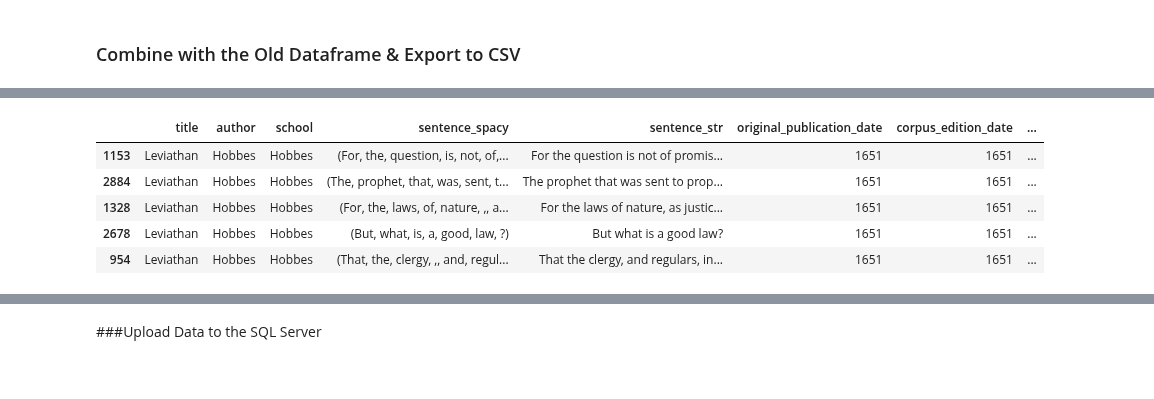
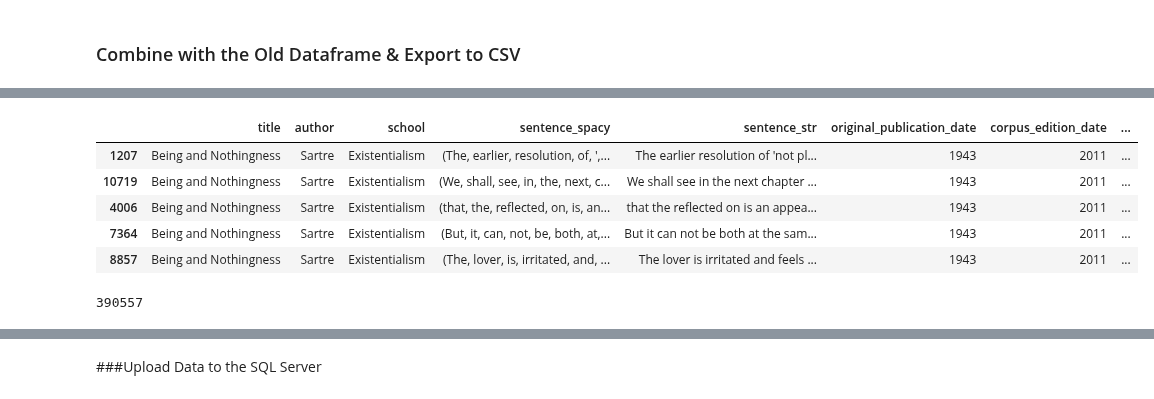
Before and after one commit to kcalizadeh/PDP_data_processing, a Jupyter notebook: new_text_introduction_notebook.ipynb, the cells around one changed output, grey strips where cells are left out. Drawn from its saved outputs; the diff is of its cells as text; code cells hidden in the pictures.

Commit message:
added sartre

```diff
--- a/new_text_introduction_notebook.ipynb
+++ b/new_text_introduction_notebook.ipynb
@@ -57,6 +61,7 @@ def baseline_clean(to_correct,
 
   # replace some accented characters for ease of searching
   result = re.sub(r'é', 'e', result)
+  result = re.sub(r'è', 'e', result)
 
   # remove or standardize some recurring common and meaninless words/phrases
   result = re.sub(r'\s*This\s*page\s*intentionally\s*left\s*blank\s*', ' ', result)
@@ -138,16 +143,16 @@ def baseline_clean(to_correct,
 # note extras like bracketed footnotes or specific words to remove
 # %%
 # build a dictionary for the book
-hobbes_leviathan_dict = {
-    'author': 'Hobbes',
-    'title': 'Leviathan',
-    'text': hobbes_leviathan,
-    'school': 'Hobbes',
+sartre_being_dict = {
+    'author': 'Sartre',
+    'title': 'Being and Nothingness',
+    'text': sartre_being,
+    'school': 'Existentialism',
     'words to remove': [],
     'remove capitals': True,
     'bracketed fn': False,
-    'original date': 1651,
-    'corpus date': 1651
+    'original date': 1943,
+    'corpus date': 2011
 }
 # %%
 #@title Oddities Dictionary for Cleaning
@@ -320,7 +325,7 @@ def from_raw_to_df(text_dict):
   return text_df
 # %%
 # use the function
-f_t_df = from_raw_to_df(hobbes_leviathan_dict)
+f_t_df = from_raw_to_df(sartre_being_dict)
 df = f_t_df
 # %%
 # checking the result
@@ -407,3 +428,5 @@ len((df[df['sentence_str'].str.contains('\sder\s')]))
+# %%
+df = df.drop(df[df['sentence_str'].str.contains('\sder\s')].index)
 # %%
 # checking for 'il', a common article in French
 len(df[df['sentence_str'].str.contains('\sil\s')])
@@ -541,13 +564,17 @@ Epictetus          0.000857
 Name: author, dtype: float64
 # %%
-new_df[new_df['author']=='Hobbes'].sample(5)
+new_df[new_df['author']=='Sartre'].sample(5)
 # %% [output]
 |  | title | author | school | sentence_spacy | sentence_str | original_publication_date | corpus_edition_date | ... |
-| 1153 | Leviathan | Hobbes | Hobbes | (For, the, question, is, not, of,... | For the question is not of promis... | 1651 | 1651 | ... |
-| 2884 | Leviathan | Hobbes | Hobbes | (The, prophet, that, was, sent, t... | The prophet that was sent to prop... | 1651 | 1651 | ... |
-| 1328 | Leviathan | Hobbes | Hobbes | (For, the, laws, of, nature, ,, a... | For the laws of nature, as justic... | 1651 | 1651 | ... |
-| 2678 | Leviathan | Hobbes | Hobbes | (But, what, is, a, good, law, ?) | But what is a good law? | 1651 | 1651 | ... |
-| 954 | Leviathan | Hobbes | Hobbes | (That, the, clergy, ,, and, regul... | That the clergy, and regulars, in... | 1651 | 1651 | ... |
+| 1207 | Being and Nothingness | Sartre | Existentialism | (The, earlier, resolution, of, ',... | The earlier resolution of 'not pl... | 1943 | 2011 | ... |
+| 10719 | Being and Nothingness | Sartre | Existentialism | (We, shall, see, in, the, next, c... | We shall see in the next chapter ... | 1943 | 2011 | ... |
+| 4006 | Being and Nothingness | Sartre | Existentialism | (that, the, reflected, on, is, an... | that the reflected on is an appea... | 1943 | 2011 | ... |
+| 7364 | Being and Nothingness | Sartre | Existentialism | (But, it, can, not, be, both, at,... | But it can not be both at the sam... | 1943 | 2011 | ... |
+| 8857 | Being and Nothingness | Sartre | Existentialism | (The, lover, is, irritated, and, ... | The lover is irritated and feels ... | 1943 | 2011 | ... |
+# %%
+len(new_df)
+# %% [output]
+390557
 # %%
 # export as csv
 from google.colab import files
```
Also changed, not shown: parts of 27 cells of this notebook.
